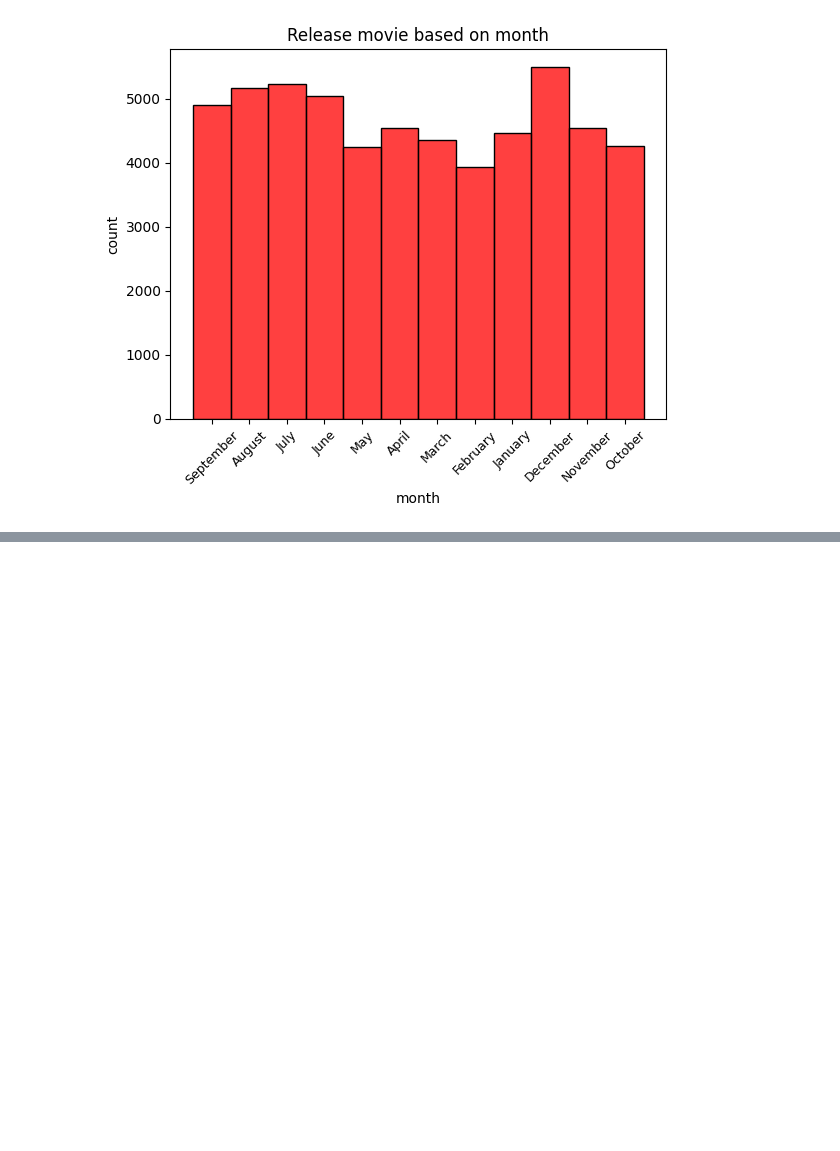
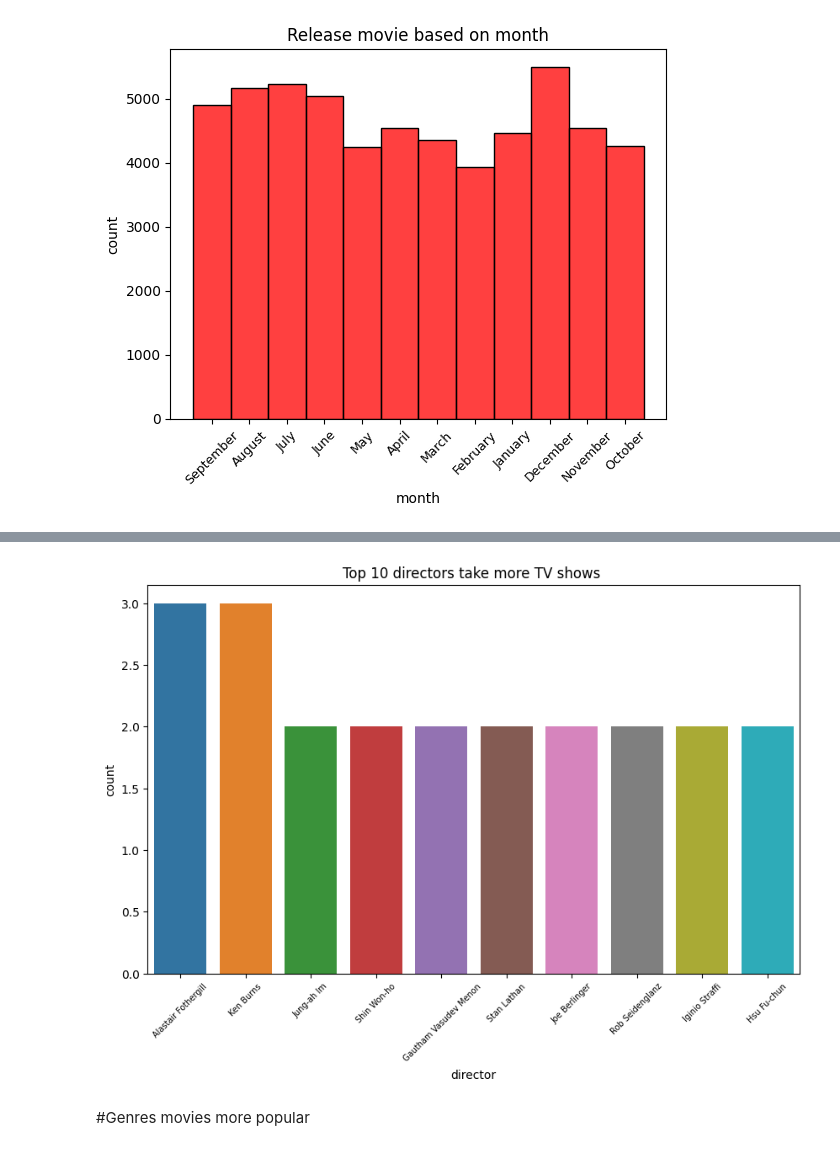
Before and after one commit to knagabharathi/Pylib_Data_visualization, a Jupyter notebook: Netflix_case_studies.ipynb, the cells around one changed output, grey strips where cells are left out. Cells and saved outputs as stored; diff of their text form; code cells hidden in the pictures; blank space fills up the shorter version.

```diff
--- a/Netflix_case_studies.ipynb
+++ b/Netflix_case_studies.ipynb
@@ -631,0 +687,17 @@ plt.show()
+# %%
+x = dfc_tv.groupby('director').agg(count = ('title','nunique'))
+x.drop('Unknown',inplace=True)
+x = x.reset_index()
+m = x.sort_values(by='count', ascending=False)[:10]
+# %%
+plt.figure(figsize=(10, 6))
+
+plt.title('Top 10 directors take more TV shows ')
+sns.barplot(data=m, x="director" , y = 'count')
+
+plt.xticks(rotation=45,fontsize=7)
+plt.show()
+# %% [output]
+[figure, added]
+# %% [markdown]
+#Genres movies more popular
```
Also changed, not shown: parts of 24 cells of this notebook.
